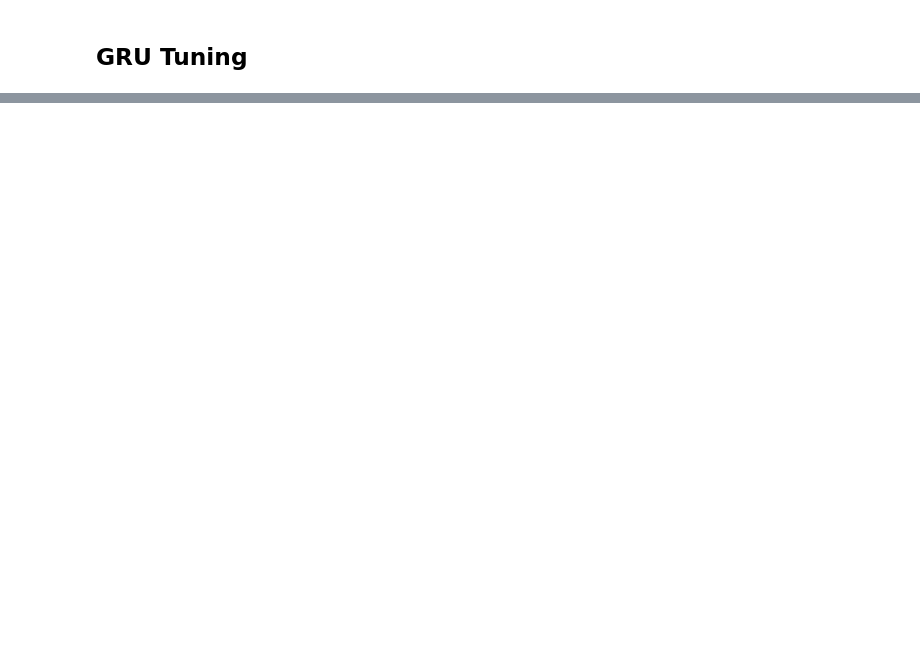
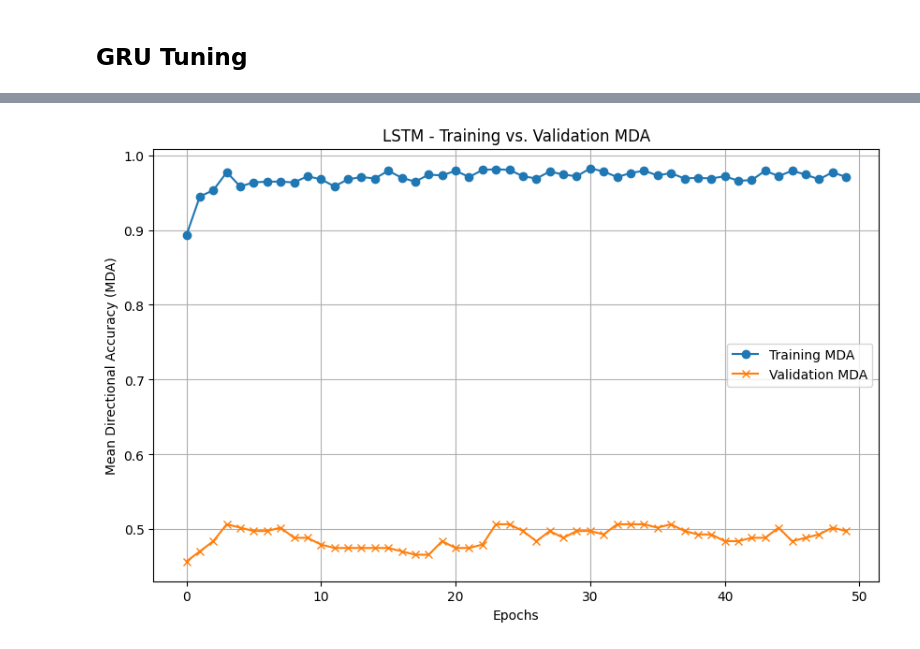
Before and after one commit to BrownAssassin/DLF---A3---RNN-Comparative-Analysis, a Jupyter notebook: RNN_Comparative_Analysis.ipynb, the cells around one changed output, grey strips where cells are left out. Saved outputs shown, nothing was run; the diff lists cells and outputs as text; code cells hidden in the pictures; blank space fills up the shorter version.

```diff
--- a/RNN_Comparative_Analysis.ipynb
+++ b/RNN_Comparative_Analysis.ipynb
@@ -137,0 +809,13 @@ Testing set: X_test shape: torch.Size([10, 10, 5]), y_test shape: torch.Size([10
+# %%
+# Plot Training vs. Validation MAE
+plt.figure(figsize=(10, 6))
+plt.plot(lstm_training_mda, label='Training MDA', linestyle='-', marker='o')
+plt.plot(lstm_validation_mda, label='Validation MDA', linestyle='-', marker='x')
+plt.xlabel('Epochs')
+plt.ylabel('Mean Directional Accuracy (MDA)')
+plt.title('LSTM - Training vs. Validation MDA')
+plt.legend()
+plt.grid()
+plt.show()
+# %% [output]
+[figure, added]
```
Also changed, not shown: parts of 42 cells of this notebook, 14 other files.
